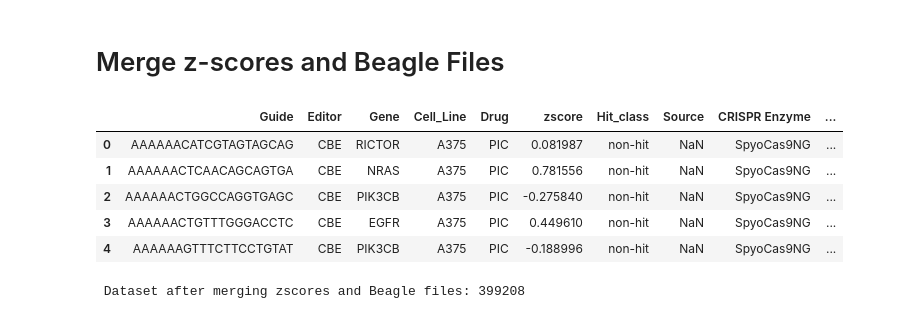
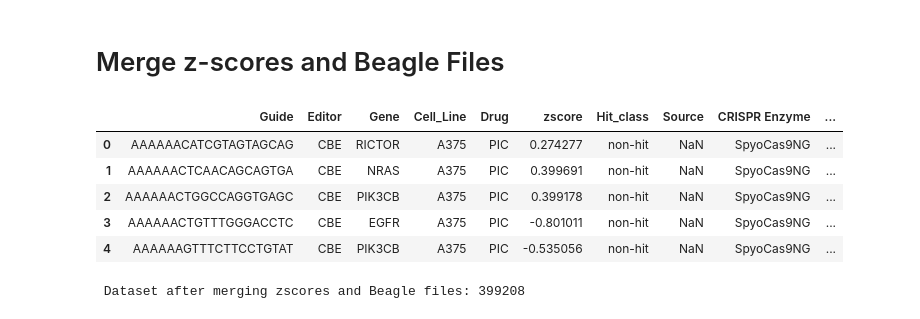
Before and after one commit to QuantitativeBiology/BECancerResistome, a Jupyter notebook: BECancerResistome/VEP/vep_annotation.ipynb, the cells around one changed output. Saved outputs shown, nothing was run; the diff lists cells and outputs as text; code cells hidden in the pictures.

```diff
--- a/BECancerResistome/VEP/vep_annotation.ipynb
+++ b/BECancerResistome/VEP/vep_annotation.ipynb
@@ -189,3 +189,5 @@ Negative controls count: 168
 Negative control mean: -0.25989762694346813, std: 0.7933596173652635
 Any NaN in pvals? True
 All finite pvals? True
+# %%
+zscores_control= classify_hits(zscores_control)
@@ -306,5 +334,5 @@ ERBB3      5
 Name: count, dtype: int64
 # %%
 # Delete the guides that target multiple genes from the zscores file
-zscores_plasmid_filtered = zscores_plasmid[~zscores_plasmid['Guide'].isin(multi_target_guides)]
+zscores_control_filtered = zscores_control[~zscores_control['Guide'].isin(multi_target_guides)]
 # %%
@@ -463,7 +425,7 @@ def filter_reshape_zscores(dataframe, include_hit_label='True'):
 
     return final_df[columns]
 # %%
-zscores_plasmid_rs = filter_reshape_zscores(zscores_plasmid_filtered, include_hit_label='True')
-zscores_plasmid_rs.head()
+zscores_control_rs = filter_reshape_zscores(zscores_control_filtered, include_hit_label='True')
+zscores_control_rs.head()
 # %% [output]
 |  | Guide | Editor | Gene | Cell_Line | Drug | zscore | Hit_class | Source |
@@ -747,14 +706,14 @@ MC_EG_beagle = MC_EG_beagle.drop(columns=['Target Gene Symbol'])
 # %%
 #Merge zscores_control with MC_EG_beagle on 'Guide' and 'Editor' columns
 #Include gene on the merge key only to avoid duplicating the gene column
-zscores_plasmid_beagle_merged = zscores_plasmid_rs.merge(MC_EG_beagle, left_on=['Guide','Editor'], right_on=['Guide','Editor'], how='inner')
+zscores_control_beagle_merged = zscores_control_rs.merge(MC_EG_beagle, left_on=['Guide','Editor'], right_on=['Guide','Editor'], how='inner')
 # %%
-zscores_plasmid_beagle_merged.head()
+zscores_control_beagle_merged.head()
 # %% [output]
 |  | Guide | Editor | Gene | Cell_Line | Drug | zscore | Hit_class | Source | CRISPR Enzyme | ... |
-| 0 | AAAAAACATCGTAGTAGCAG | CBE | RICTOR | A375 | PIC | 0.081987 | non-hit | NaN | SpyoCas9NG | ... |
-| 1 | AAAAAACTCAACAGCAGTGA | CBE | NRAS | A375 | PIC | 0.781556 | non-hit | NaN | SpyoCas9NG | ... |
-| 2 | AAAAAACTGGCCAGGTGAGC | CBE | PIK3CB | A375 | PIC | -0.275840 | non-hit | NaN | SpyoCas9NG | ... |
-| 3 | AAAAAACTGTTTGGGACCTC | CBE | EGFR | A375 | PIC | 0.449610 | non-hit | NaN | SpyoCas9NG | ... |
-| 4 | AAAAAAGTTTCTTCCTGTAT | CBE | PIK3CB | A375 | PIC | -0.188996 | non-hit | NaN | SpyoCas9NG | ... |
+| 0 | AAAAAACATCGTAGTAGCAG | CBE | RICTOR | A375 | PIC | 0.274277 | non-hit | NaN | SpyoCas9NG | ... |
+| 1 | AAAAAACTCAACAGCAGTGA | CBE | NRAS | A375 | PIC | 0.399691 | non-hit | NaN | SpyoCas9NG | ... |
+| 2 | AAAAAACTGGCCAGGTGAGC | CBE | PIK3CB | A375 | PIC | 0.399178 | non-hit | NaN | SpyoCas9NG | ... |
+| 3 | AAAAAACTGTTTGGGACCTC | CBE | EGFR | A375 | PIC | -0.801011 | non-hit | NaN | SpyoCas9NG | ... |
+| 4 | AAAAAAGTTTCTTCCTGTAT | CBE | PIK3CB | A375 | PIC | -0.535056 | non-hit | NaN | SpyoCas9NG | ... |
 # %%
```
Also changed, not shown: parts of 115 cells of this notebook, 1 other file.
